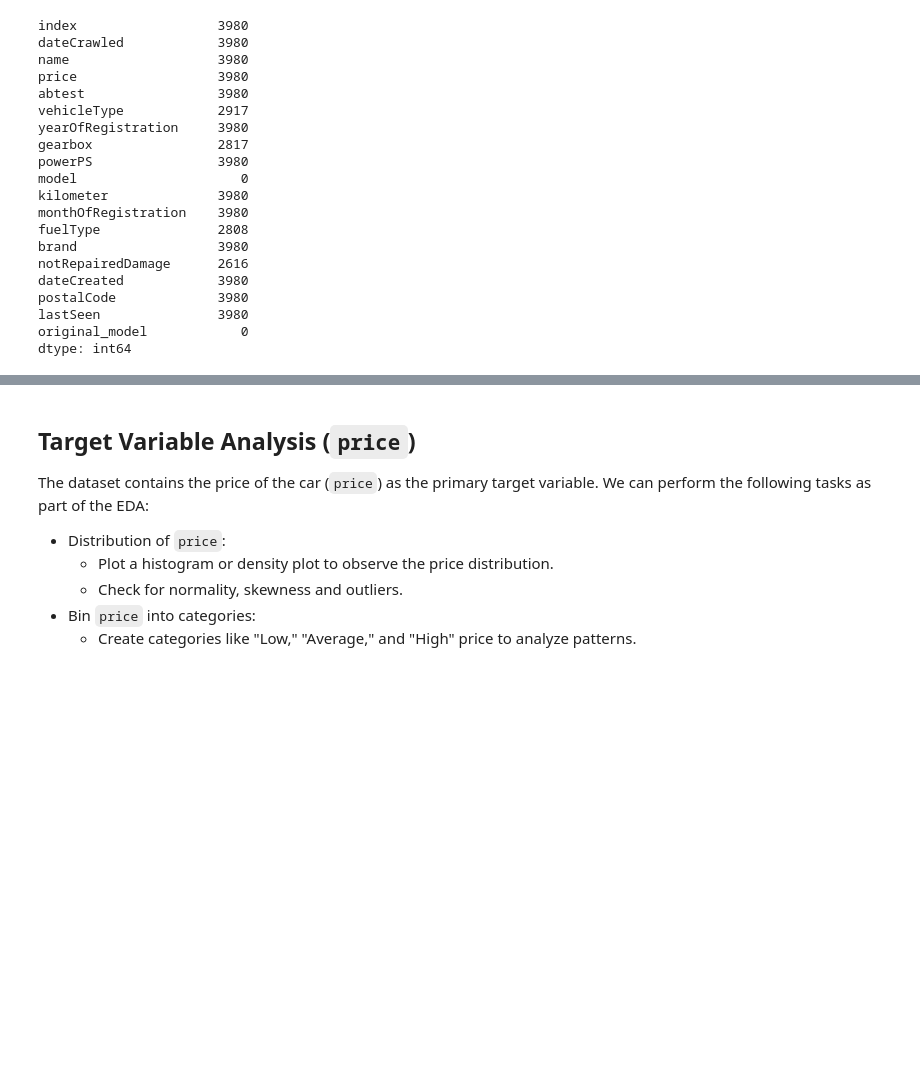
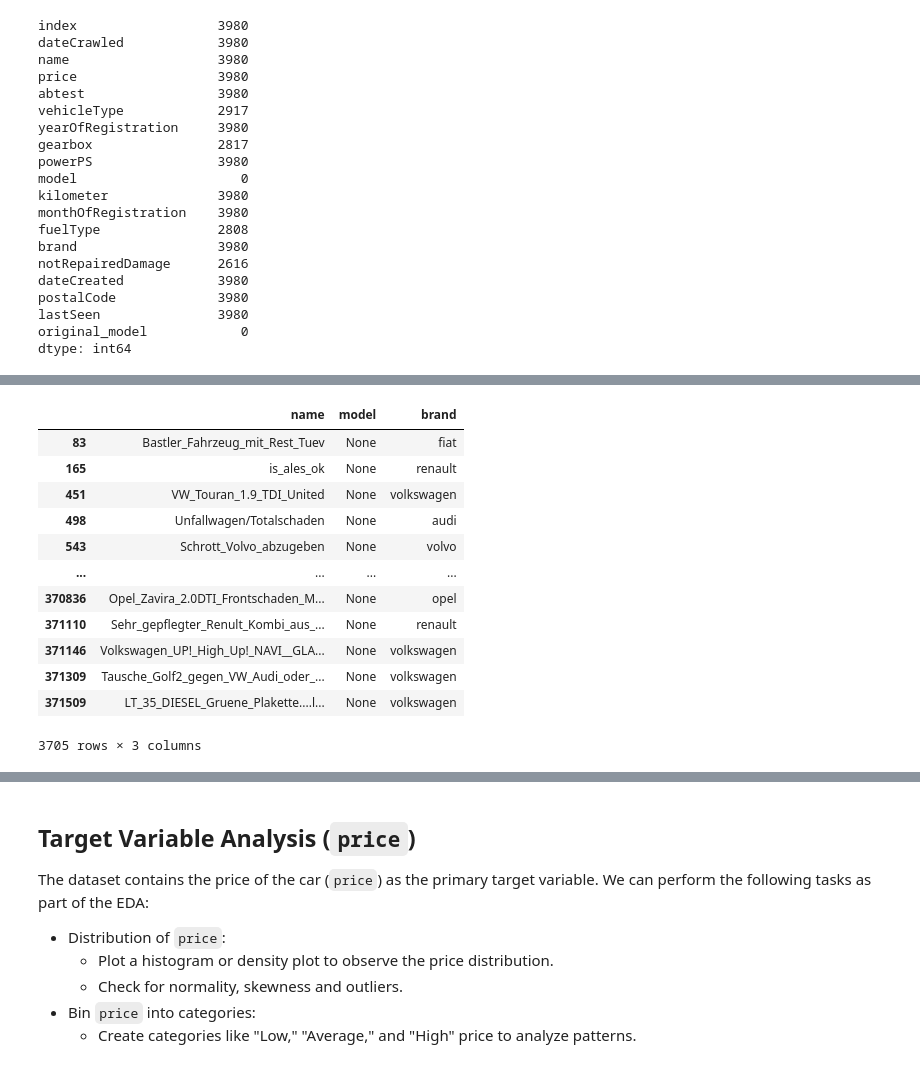
Before and after one commit to hadjoullis/epl448, a Jupyter notebook: newnew.ipynb, the cells around one changed output, grey strips where cells are left out. Drawn from its saved outputs; the diff is of its cells as text; code cells hidden in the pictures; blank space fills up the shorter version.

Commit message:
mapping name -> model

```diff
--- a/newnew.ipynb
+++ b/newnew.ipynb
@@ -289,3 +289,19 @@ unfilled_df
+# %%
+unfilled_df[unfilled_df['brand'] != 'sonstige_autos'][['name', 'model', 'brand']]
+# %% [output]
+|  | name | model | brand |
+| 83 | Bastler_Fahrzeug_mit_Rest_Tuev | None | fiat |
+| 165 | is_ales_ok | None | renault |
+| 451 | VW_Touran_1.9_TDI_United | None | volkswagen |
+| 498 | Unfallwagen/Totalschaden | None | audi |
+| 543 | Schrott_Volvo_abzugeben | None | volvo |
+| ... | ... | ... | ... |
+| 370836 | Opel_Zavira_2.0DTI_Frontschaden_M... | None | opel |
+| 371110 | Sehr_gepflegter_Renult_Kombi_aus_... | None | renault |
+| 371146 | Volkswagen_UP!_High_Up!_NAVI__GLA... | None | volkswagen |
+| 371309 | Tausche_Golf2_gegen_VW_Audi_oder_... | None | volkswagen |
+| 371509 | LT_35_DIESEL_Gruene_Plakette....l... | None | volkswagen |
+3705 rows × 3 columns
 # %%
 filled_df
 # %% [output]
```
Also changed, not shown: parts of 15 cells of this notebook, 2 other files.
